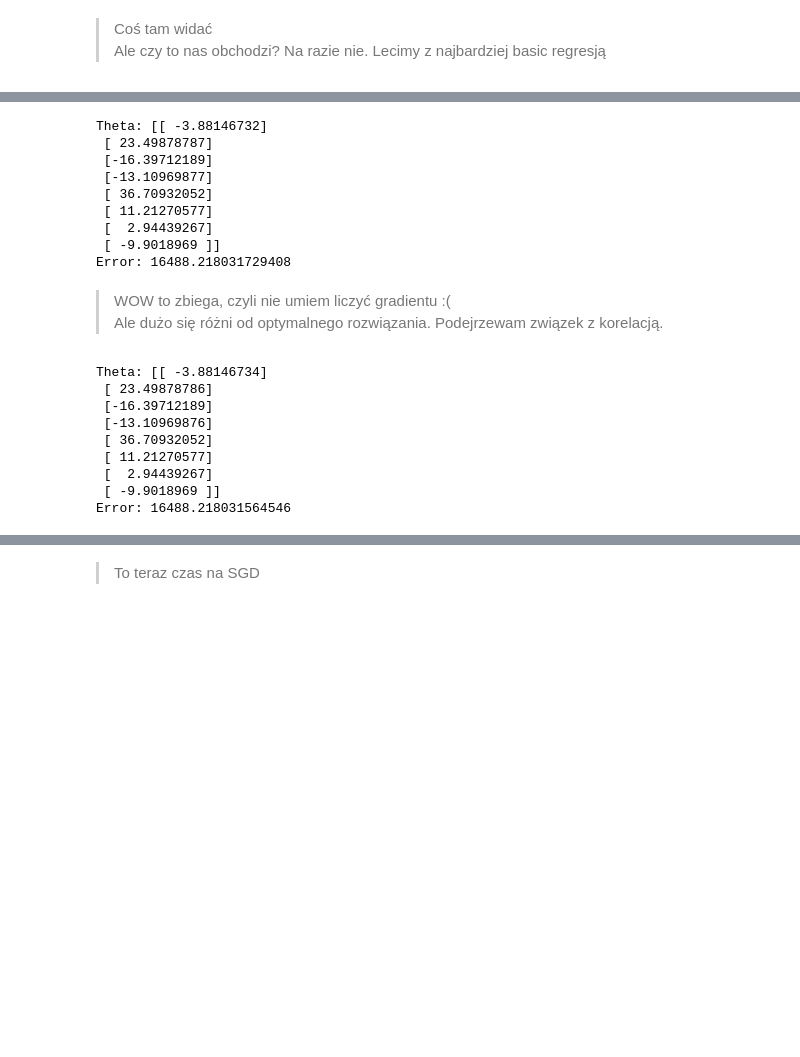
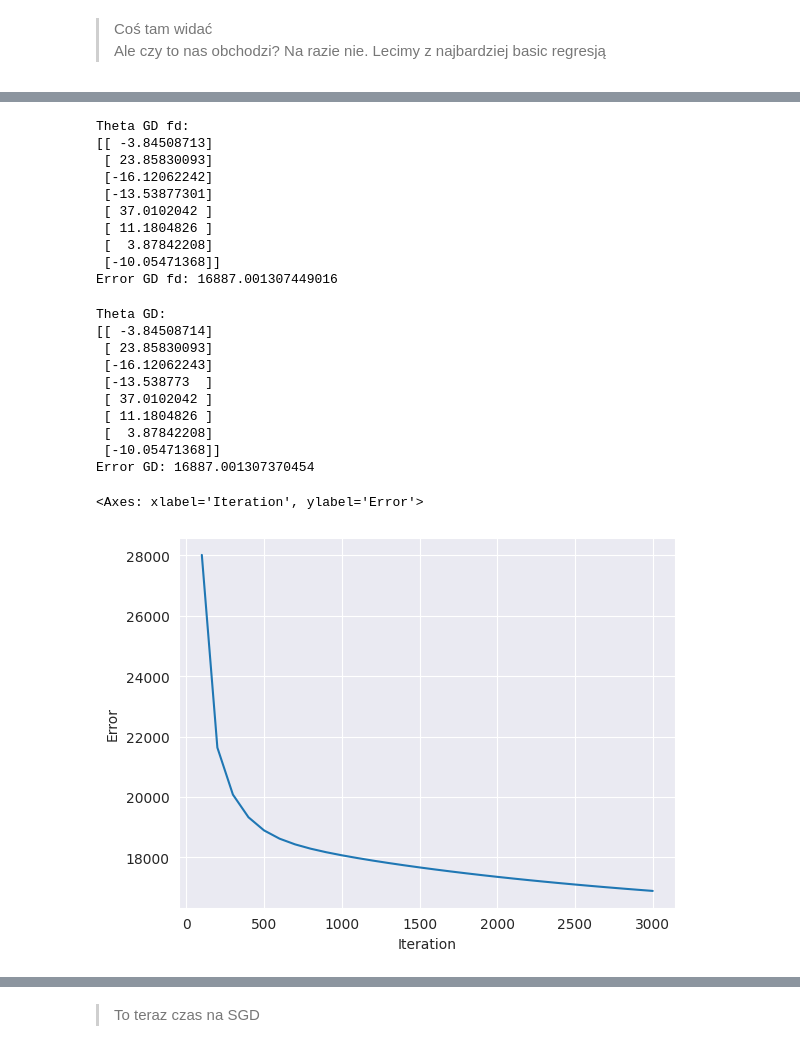
Before and after one commit to cieplypolar/linear-regression, a Jupyter notebook: main.ipynb, the cells around one changed output, grey strips where cells are left out. Saved outputs shown, nothing was run; the diff lists cells and outputs as text; code cells hidden in the pictures; blank space fills up the shorter version.

```diff
--- a/main.ipynb
+++ b/main.ipynb
@@ -156,17 +170,25 @@ def run_GD_fd_linear_regression(divided_sets, alpha=0.0001, k=3000, epsilon=1e-5
 # %%
-theta, error = run_GD_fd_linear_regression(divided_sets)
-print(f"Theta: {theta}")
-print(f"Error: {error}")
+from utilz import run_linear_regression_model
+from linear_regression import GD_linear_regression_finite_diff
+from loss import ols
+
+theta_GD_fd, error_GD_fd, _ = run_linear_regression_model(
+    ft.partial(GD_linear_regression_finite_diff, alpha=0.0001, k=K, epsilon=EPSILON),
+    ols,
+    datasets,
+    bias=True,
+    use_validation=False)
+
+print(f"Theta GD fd:\n{theta_GD_fd}")
+print(f"Error GD fd: {error_GD_fd}")
 # %% [output]
-Theta: [[ -3.88146732]
- [ 23.49878787]
- [-16.39712189]
- [-13.10969877]
- [ 36.70932052]
- [ 11.21270577]
- [  2.94439267]
- [ -9.9018969 ]]
-Error: 16488.218031729408
+Theta GD fd:
+[[ -3.84508713]
+ [ 23.85830093]
+ [-16.12062242]
+ [-13.53877301]
+ [ 37.0102042 ]
+ [ 11.1804826 ]
+ [  3.87842208]
+ [-10.05471368]]
+Error GD fd: 16887.001307449016
-# %% [markdown]
-> WOW to zbiega, czyli nie umiem liczyć gradientu :( \
-> Ale dużo się różni od optymalnego rozwiązania. Podejrzewam związek z korelacją.
@@ -206,15 +195,32 @@ def run_GD_linear_regression(divided_sets, alpha=0.0001, k=3000):
 # %%
-theta, error = run_GD_linear_regression(divided_sets)
-print(f"Theta: {theta}")
-print(f"Error: {error}")
+from utilz import run_linear_regression_model
+from linear_regression import GD_linear_regression
+from loss import ols
+
+theta_GD, error_GD, history_GD = run_linear_regression_model(
+    ft.partial(GD_linear_regression, alpha=0.0001, k=K, steps=STEPS_TO_PLOT),
+    ols,
+    datasets,
+    bias=True,
+    use_validation=False)
+
+print(f"Theta GD:\n{theta_GD}")
+print(f"Error GD: {error_GD}")
 # %% [output]
-Theta: [[ -3.88146734]
- [ 23.49878786]
- [-16.39712189]
- [-13.10969876]
- [ 36.70932052]
- [ 11.21270577]
- [  2.94439267]
- [ -9.9018969 ]]
-Error: 16488.218031564546
+Theta GD:
+[[ -3.84508714]
+ [ 23.85830093]
+ [-16.12062243]
+ [-13.538773  ]
+ [ 37.0102042 ]
+ [ 11.1804826 ]
+ [  3.87842208]
+ [-10.05471368]]
+Error GD: 16887.001307370454
+# %%
+data = pd.DataFrame({'Iteration': steps, 'Error': history_GD})
+sns.lineplot(data=data, x='Iteration', y='Error')
+# %% [output]
+<Axes: xlabel='Iteration', ylabel='Error'>
+[figure, added]
 # %% [markdown]
```
Also changed, not shown: parts of 38 cells of this notebook, 4 other files.
